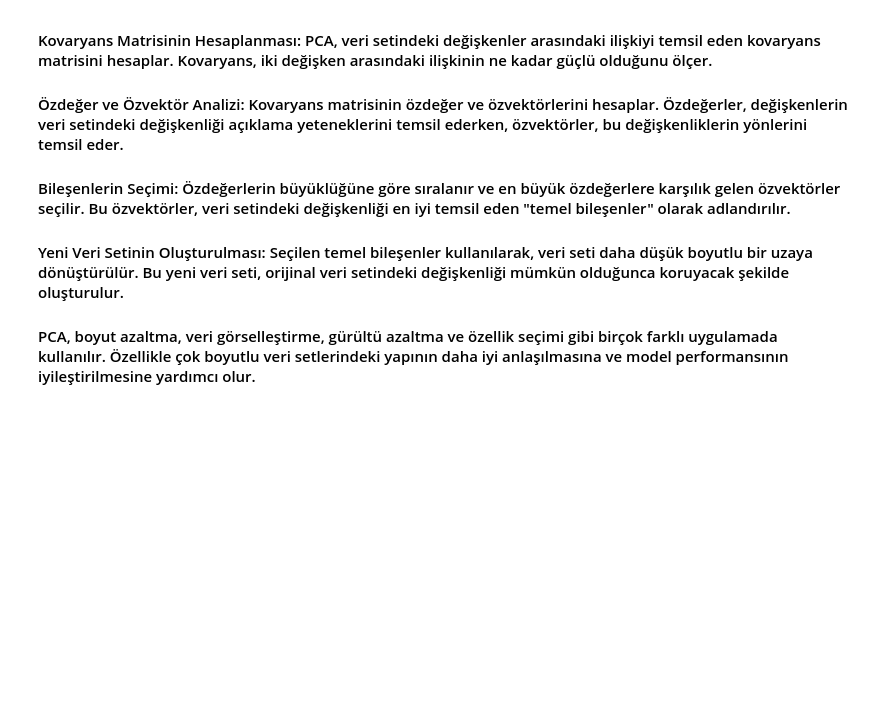
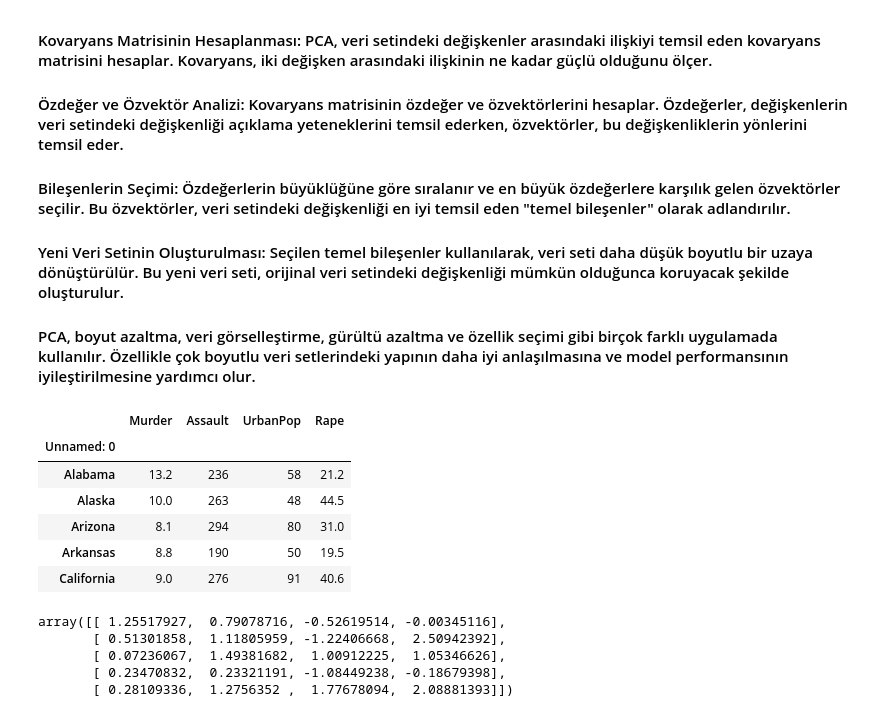
Before and after one commit to ibkya/Unsupervised-Learning-Techniques--K-Means--Hierarchical-Clustering--and-Principal-Component-Analysis, a Jupyter notebook: Unsupervised_Models_Using.ipynb, the cells around one changed output. Saved outputs shown, nothing was run; the diff lists cells and outputs as text; code cells hidden in the pictures; blank space fills up the shorter version.

```diff
--- a/Unsupervised_Models_Using.ipynb
+++ b/Unsupervised_Models_Using.ipynb
@@ -565,3 +565,17 @@ df.head()
 #### Bileşenlerin Seçimi: Özdeğerlerin büyüklüğüne göre sıralanır ve en büyük özdeğerlere karşılık gelen özvektörler seçilir. Bu özvektörler, veri setindeki değişkenliği en iyi temsil eden "temel bileşenler" olarak adlandırılır.
 #### Yeni Veri Setinin Oluşturulması: Seçilen temel bileşenler kullanılarak, veri seti daha düşük boyutlu bir uzaya dönüştürülür. Bu yeni veri seti, orijinal veri setindeki değişkenliği mümkün olduğunca koruyacak şekilde oluşturulur.
 #### PCA, boyut azaltma, veri görselleştirme, gürültü azaltma ve özellik seçimi gibi birçok farklı uygulamada kullanılır. Özellikle çok boyutlu veri setlerindeki yapının daha iyi anlaşılmasına ve model performansının iyileştirilmesine yardımcı olur.
+# %%
+df = pd.read_csv("USArrests.csv").copy()
+df.index = df.iloc[:,0]
+df = df.iloc[:,1:5]
+#del df.index.name
+df.head()
+# %% [output]
+|  | Murder | Assault | UrbanPop | Rape |
+| Unnamed: 0 |  |  |  |  |
+| Alabama | 13.2 | 236 | 58 | 21.2 |
+| Alaska | 10.0 | 263 | 48 | 44.5 |
+| Arizona | 8.1 | 294 | 80 | 31.0 |
+| Arkansas | 8.8 | 190 | 50 | 19.5 |
+| California | 9.0 | 276 | 91 | 40.6 |
@@ -567,0 +585,11 @@ df.head()
+# %%
+from sklearn.preprocessing import StandardScaler
+
+df = StandardScaler().fit_transform(df)
+df[0:5,0:5]
+# %% [output]
+array([[ 1.25517927,  0.79078716, -0.52619514, -0.00345116],
+       [ 0.51301858,  1.11805959, -1.22406668,  2.50942392],
+       [ 0.07236067,  1.49381682,  1.00912225,  1.05346626],
+       [ 0.23470832,  0.23321191, -1.08449238, -0.18679398],
+       [ 0.28109336,  1.2756352 ,  1.77678094,  2.08881393]])
```
Also changed, not shown: parts of 11 cells of this notebook.
